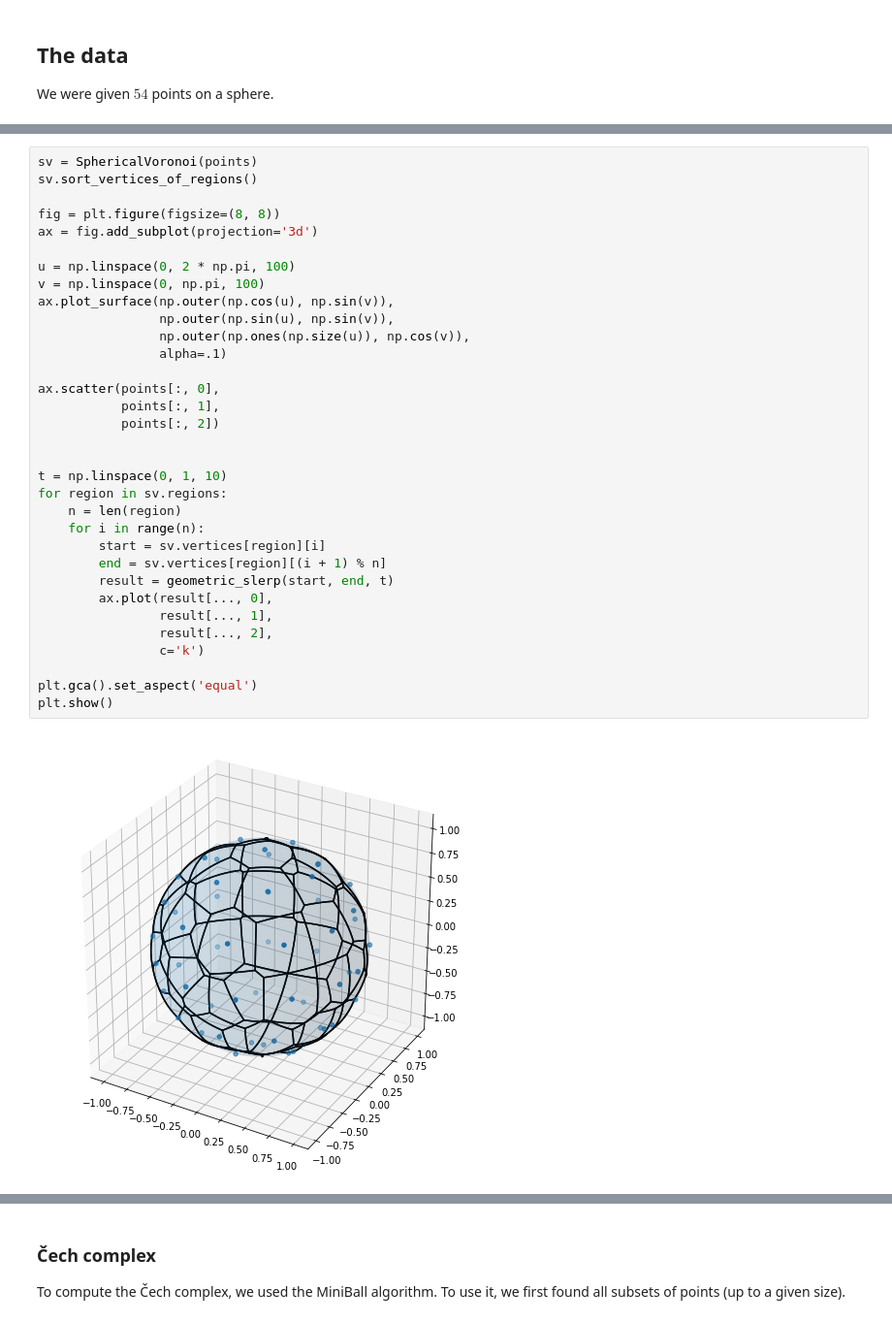
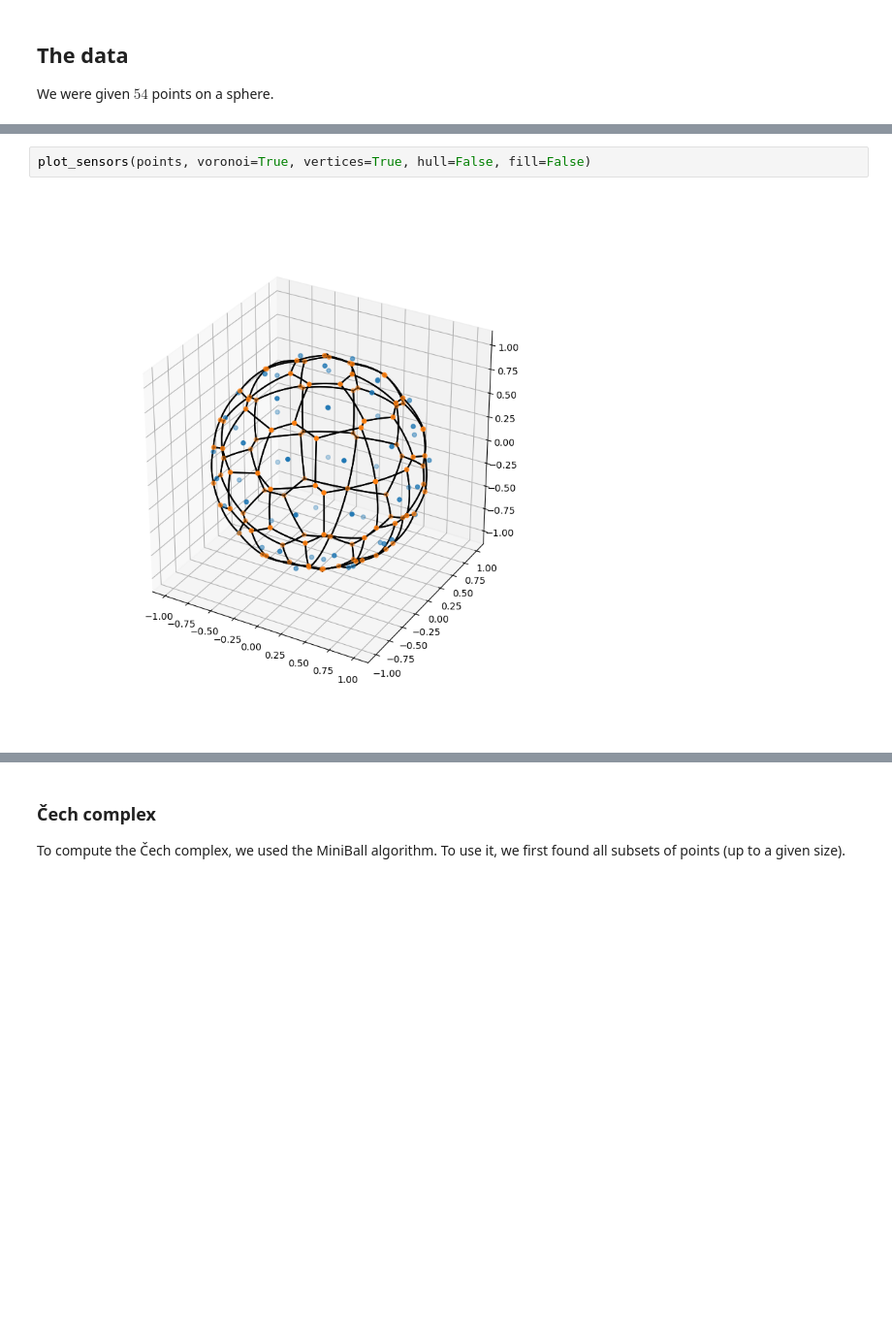
Before and after one commit to noahnovsak/tda-sensors, a Jupyter notebook: sensors.ipynb, the cells around one changed output, grey strips where cells are left out. Shown at 97% size. Cells and saved outputs as stored; diff of their text form; blank space fills up the shorter version.

```diff
--- a/sensors.ipynb
+++ b/sensors.ipynb
@@ -82,36 +73,5 @@ To compute $R$, we considered:
 # %%
-sv = SphericalVoronoi(points)
-sv.sort_vertices_of_regions()
-
-fig = plt.figure(figsize=(8, 8))
-ax = fig.add_subplot(projection='3d')
-
-u = np.linspace(0, 2 * np.pi, 100)
-v = np.linspace(0, np.pi, 100)
-ax.plot_surface(np.outer(np.cos(u), np.sin(v)),
-                np.outer(np.sin(u), np.sin(v)),
-                np.outer(np.ones(np.size(u)), np.cos(v)),
-                alpha=.1)
-
-ax.scatter(points[:, 0],
-           points[:, 1],
-           points[:, 2])
-
-
-t = np.linspace(0, 1, 10)
-for region in sv.regions:
-    n = len(region)
-    for i in range(n):
-        start = sv.vertices[region][i]
-        end = sv.vertices[region][(i + 1) % n]
-        result = geometric_slerp(start, end, t)
-        ax.plot(result[..., 0],
-                result[..., 1],
-                result[..., 2],
-                c='k')
-
-plt.gca().set_aspect('equal')
-plt.show()
+plot_sensors(points, voronoi=True, vertices=True, hull=False, fill=False)
 # %% [output]
-[figure, old version]
+[figure, new version]
 # %%
```
Also changed, not shown: parts of 33 cells of this notebook, 1 other file.
